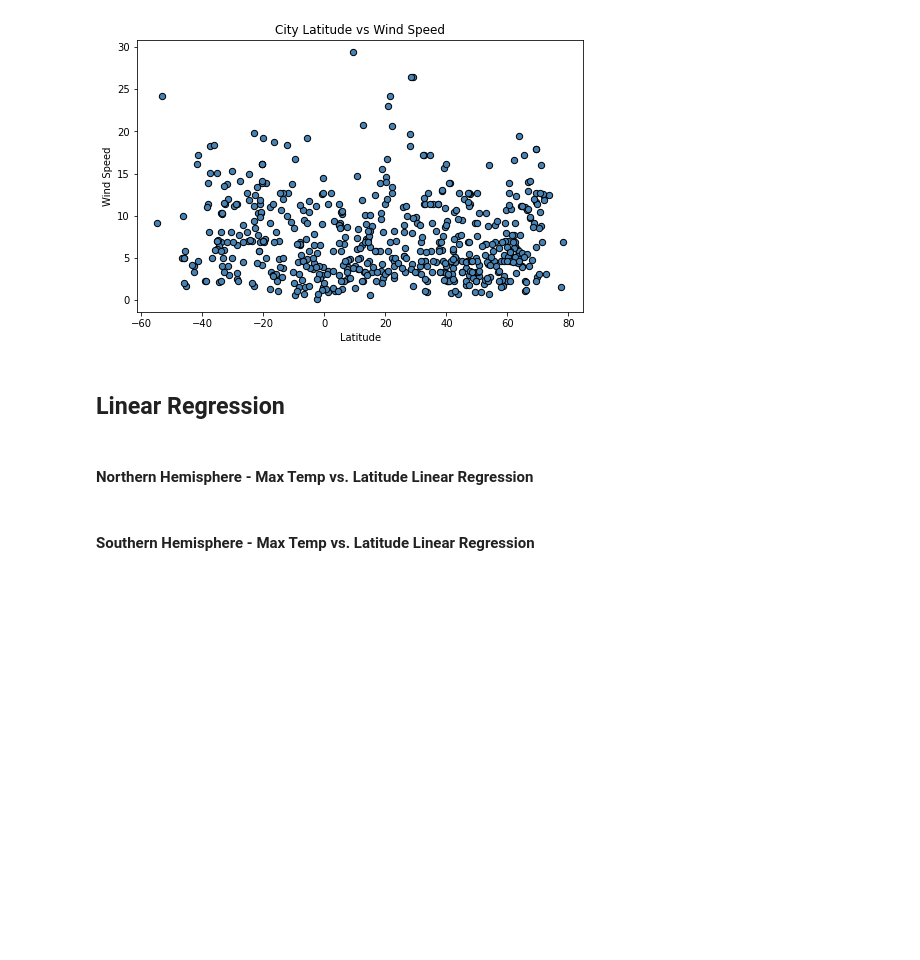
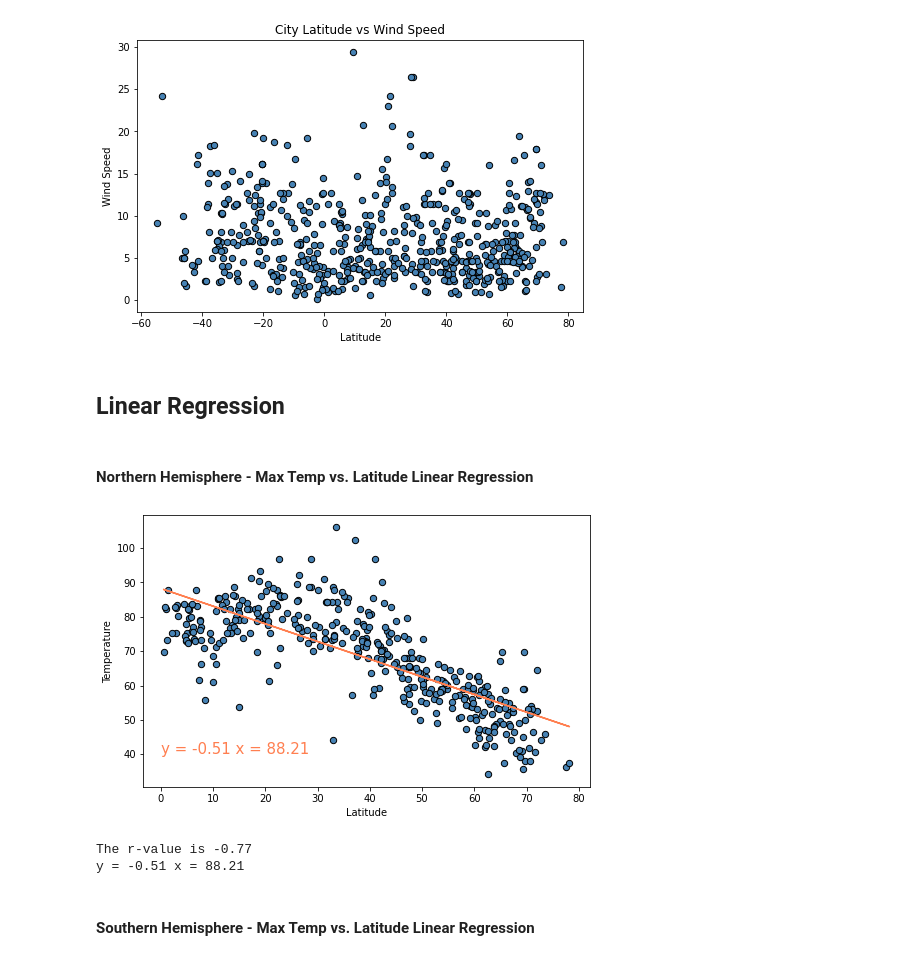
Before and after one commit to adrianstrecker/python-api-challenge, a Jupyter notebook: WeatherPy/WeatherPy.ipynb, the cells around one changed output. Saved outputs shown, nothing was run; the diff lists cells and outputs as text; code cells hidden in the pictures; blank space fills up the shorter version.

```diff
--- a/WeatherPy/WeatherPy.ipynb
+++ b/WeatherPy/WeatherPy.ipynb
@@ -228,7 +228,38 @@ plt.show()
 [figure]
 # %% [markdown]
 ## Linear Regression
+# %%
+#Northern hemisphere variables
+northern_hemisphere = cleaned_weather_data.loc[cleaned_weather_data["Latitude"] >= 0 , :]
+northern_hem_lat = northern_hemisphere["Latitude"]
+northern_temp = northern_hemisphere["Temperature"]
+
+#Southern hemisphere variables
+southern_hemisphere = cleaned_weather_data.loc[cleaned_weather_data["Latitude"] < 0 , :]
+southern_hem_lat = southern_hemisphere["Latitude"]
+southern_temp = southern_hemisphere["Temperature"]
 # %% [markdown]
 ####  Northern Hemisphere - Max Temp vs. Latitude Linear Regression
+# %%
+#Get pearson r value AKA correlation number
+northern_rvalue = st.pearsonr(northern_hem_lat, northern_temp)
+
+northern_slope, northern_int, northern_r, northern_p, northern_std_err = st.linregress(northern_hem_lat, northern_temp)
+
+northern_fit = northern_slope * northern_hem_lat + northern_int
+line_eq = "y = " + str(round(northern_slope,2)) + " x = " + str(round(northern_int,2))
+
+plt.figure(figsize = (8, 5))
+plt.scatter(northern_hem_lat, northern_temp, s = 40, edgecolor = "black", color = "steelblue")
+plt.plot(northern_hem_lat, northern_fit, color = "coral")
+plt.annotate(line_eq, (0, 40), fontsize = 15, color = "coral")
+plt.xlabel("Latitude")
+plt.ylabel("Temperature")
+plt.show()
+print(f"The r-value is {northern_rvalue[0]:.2}")
+# %% [output]
+[figure, added]
+The r-value is -0.77
+y = -0.51 x = 88.21
 # %% [markdown]
 ####  Southern Hemisphere - Max Temp vs. Latitude Linear Regression
```
Also changed, not shown: parts of 8 cells of this notebook.
